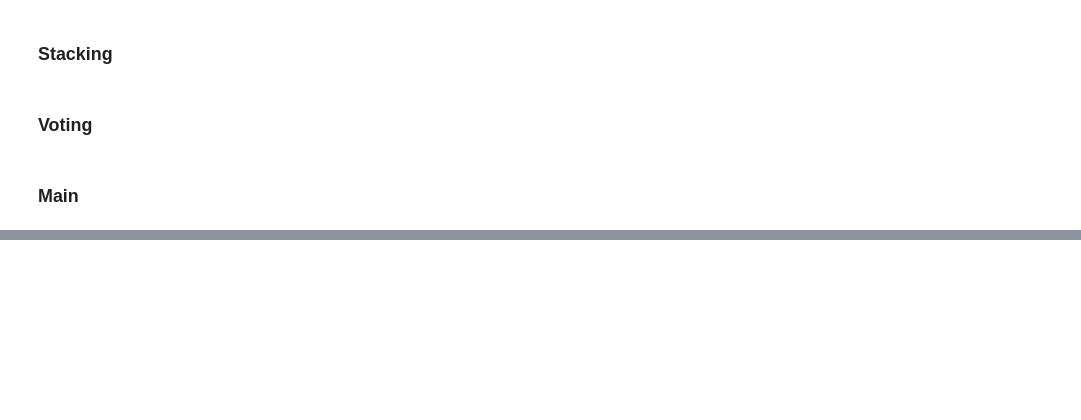
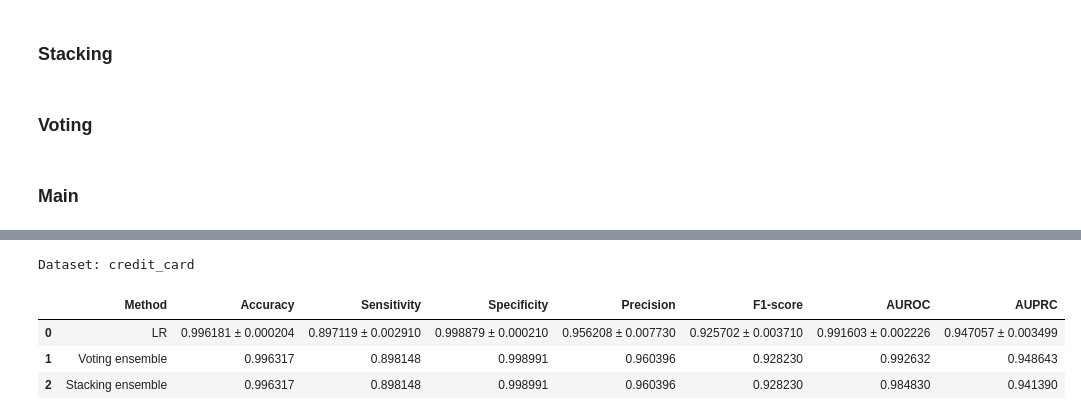
Before and after one commit to NafiuRahman77/CSE-472, a Jupyter notebook: Offline-2/1905077.ipynb, the cells around one changed output, grey strips where cells are left out. Drawn from its saved outputs; the diff is of its cells as text; code cells hidden in the pictures; blank space fills up the shorter version.

```diff
--- a/Offline-2/1905077.ipynb
+++ b/Offline-2/1905077.ipynb
@@ -663,0 +508,9 @@ AUPRC: 0.71519081
+# %%
+credit_metrics_df, metrics_credit_card , labels_credit_card = test('credit_card')
+credit_metrics_df
+# %% [output]
+Dataset: credit_card
+|  | Method | Accuracy | Sensitivity | Specificity | Precision | F1-score | AUROC | AUPRC |
+| 0 | LR | 0.996181 ± 0.000204 | 0.897119 ± 0.002910 | 0.998879 ± 0.000210 | 0.956208 ± 0.007730 | 0.925702 ± 0.003710 | 0.991603 ± 0.002226 | 0.947057 ± 0.003499 |
+| 1 | Voting ensemble | 0.996317 | 0.898148 | 0.998991 | 0.960396 | 0.928230 | 0.992632 | 0.948643 |
+| 2 | Stacking ensemble | 0.996317 | 0.898148 | 0.998991 | 0.960396 | 0.928230 | 0.984830 | 0.941390 |
```
Also changed, not shown: parts of 17 cells of this notebook, 1 other file.
